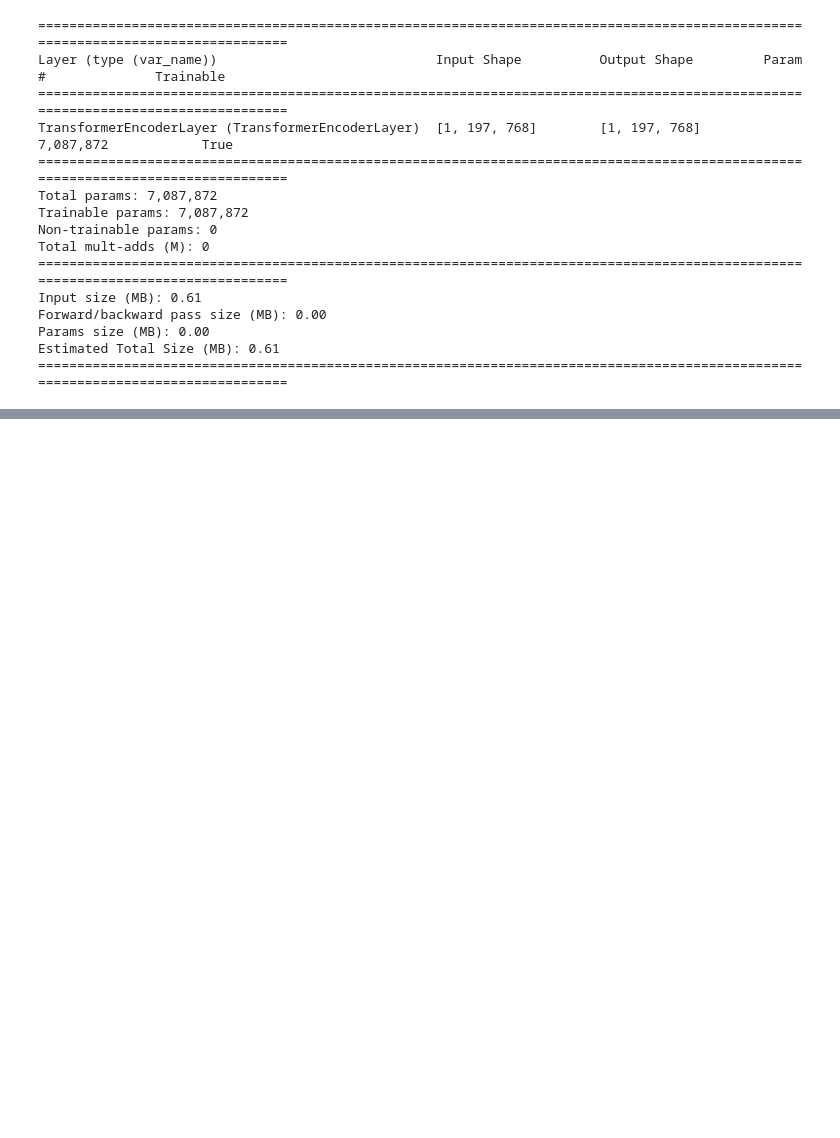
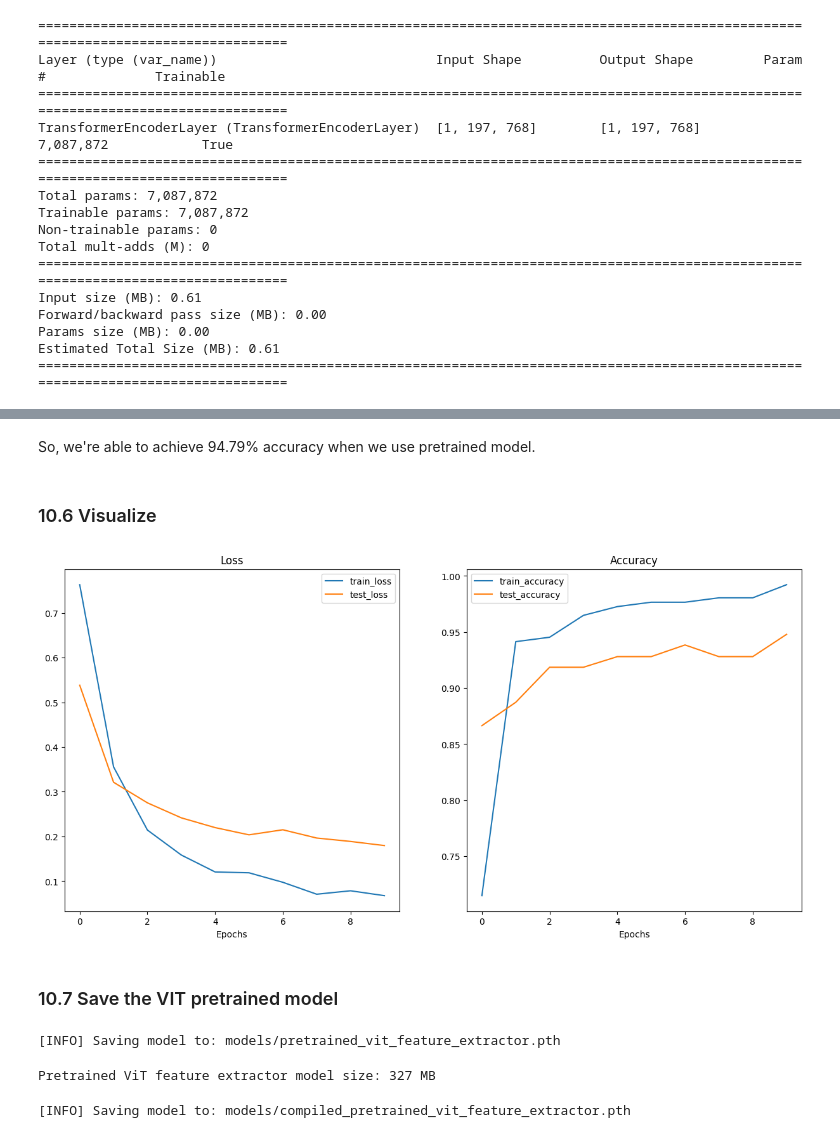
Before and after one commit to mridul3301/Computer-Vision, a Jupyter notebook: PyTorch/5. Paper Replicating - Vision Transformer (ViT).ipynb, the cells around one changed output, grey strips where cells are left out. Saved outputs shown, nothing was run; the diff lists cells and outputs as text; code cells hidden in the pictures; blank space fills up the shorter version.

```diff
--- a/PyTorch/5. Paper Replicating - Vision Transformer (ViT).ipynb
+++ b/PyTorch/5. Paper Replicating - Vision Transformer (ViT).ipynb
@@ -1228,0 +1500,2 @@ Estimated Total Size (MB): 0.61
+# %%
+train_dataloader_pt, test_dataloader_pt, class_names = data_setup.create_dataloaders(train_dir = train_dir, test_dir = test_dir, transform = auto_transforms, batch_size = BATCH_SIZE)
@@ -1228,0 +1540,3 @@ Estimated Total Size (MB): 0.61
+# %%
+# Setting up the model
+pretrained_vit = torchvision.models.vit_b_16(weights = weights).to(device)
@@ -1228,0 +1588,17 @@ Estimated Total Size (MB): 0.61
+# %%
+
+from torch import nn
+
+torch.manual_seed(42)
+torch.cuda.manual_seed(42)
+
+# Update the classifier head of pretrained model to suit our model architecture
+
+pretrained_vit.heads = nn.Sequential(
+    nn.Dropout(p = 0.2,
+               inplace = True),
+               nn.Linear(in_features = 768,
+                         out_features = len(class_names))).to(device)
+
+
+pretrained_vit.heads
@@ -1228,0 +1669,17 @@ Estimated Total Size (MB): 0.61
+# %%
+from scripts.scripts import engine
+
+# Create optimizer and loss function
+optimizer = torch.optim.Adam(params=pretrained_vit.parameters(),
+                             lr=1e-3)
+loss_fn = torch.nn.CrossEntropyLoss()
+
+# Train the classifier head of the pretrained ViT feature extractor model
+set_seeds()
+pretrained_vit_results = engine.train(model=pretrained_vit,
+                                      train_dataloader=train_dataloader_pt,
+                                      test_dataloader=test_dataloader_pt,
+                                      optimizer=optimizer,
+                                      loss_fn=loss_fn,
+                                      epochs=10,
+                                      device=device)
@@ -1228,0 +1697,30 @@ Estimated Total Size (MB): 0.61
+# %% [markdown]
+So, we're able to achieve 94.79% accuracy when we use pretrained model.
+# %% [markdown]
+### 10.6 Visualize
+# %%
+from scripts.scripts.helper_functions import plot_loss_curves
+
+# Plot our ViT model's loss curves
+plot_loss_curves(pretrained_vit_results)
+# %% [output]
+[figure, added]
+# %% [markdown]
+### 10.7 Save the VIT pretrained model
+# %%
+# Save the model
+from scripts.scripts import utils
+
+utils.save_model(model=pretrained_vit,
+                 target_dir="models",
+                 model_name="pretrained_vit_feature_extractor.pth")
+# %% [output]
+[INFO] Saving model to: models/pretrained_vit_feature_extractor.pth
+# %%
+from pathlib import Path
+
+# Get the model size in bytes then convert to megabytes
+pretrained_vit_model_size = Path("./models/pretrained_vit_feature_extractor.pth").stat().st_size // (1024*1024) # division converts bytes to megabytes (roughly)
+print(f"Pretrained ViT feature extractor model size: {pretrained_vit_model_size} MB")
+# %% [output]
+Pretrained ViT feature extractor model size: 327 MB
@@ -1228,0 +1729,7 @@ Estimated Total Size (MB): 0.61
+# %%
+# Save compiled model
+utils.save_model(model=compiled_model,
+                 target_dir="models",
+                 model_name="compiled_pretrained_vit_feature_extractor.pth")
+# %% [output]
+[INFO] Saving model to: models/compiled_pretrained_vit_feature_extractor.pth
```
Also changed, not shown: parts of 62 cells of this notebook.
